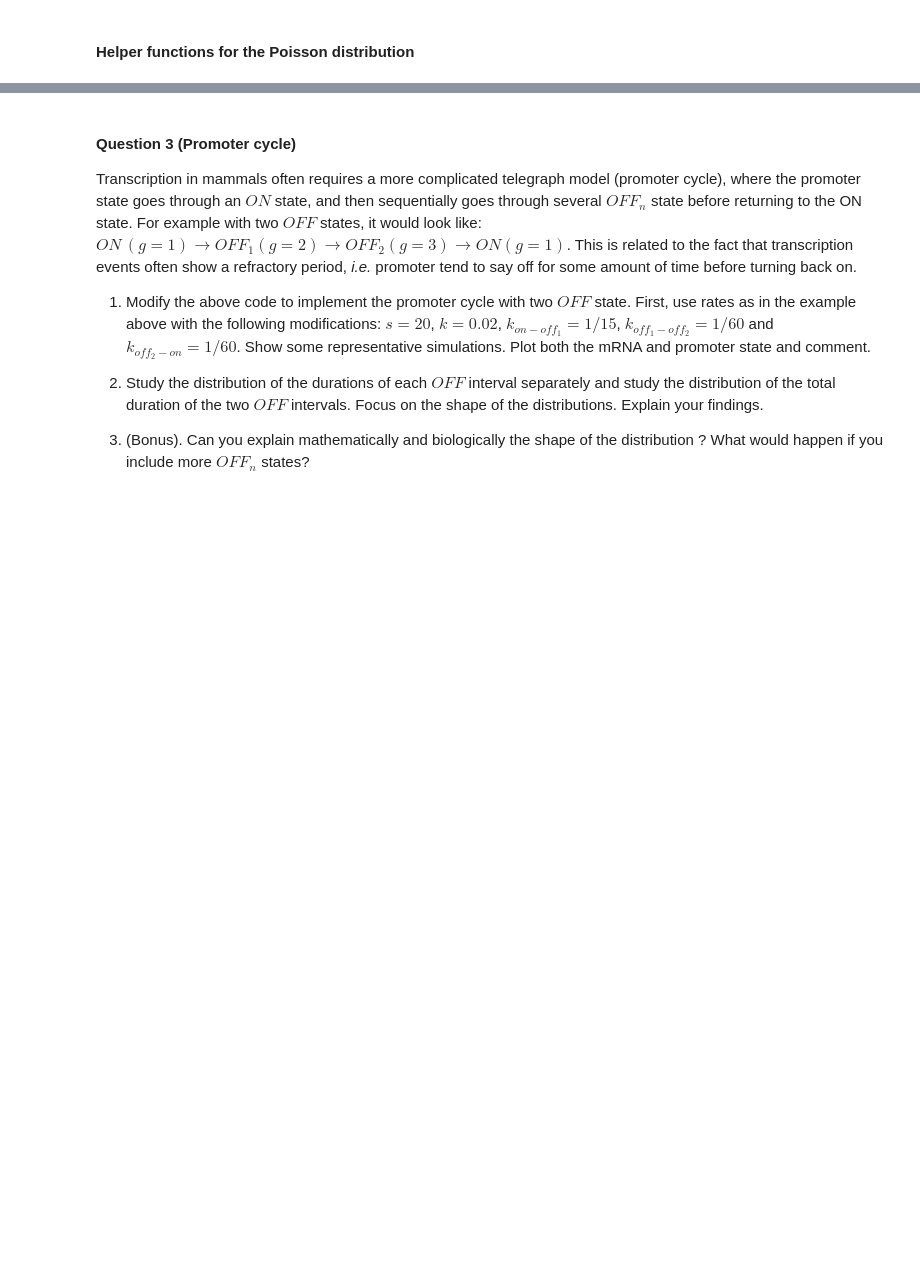
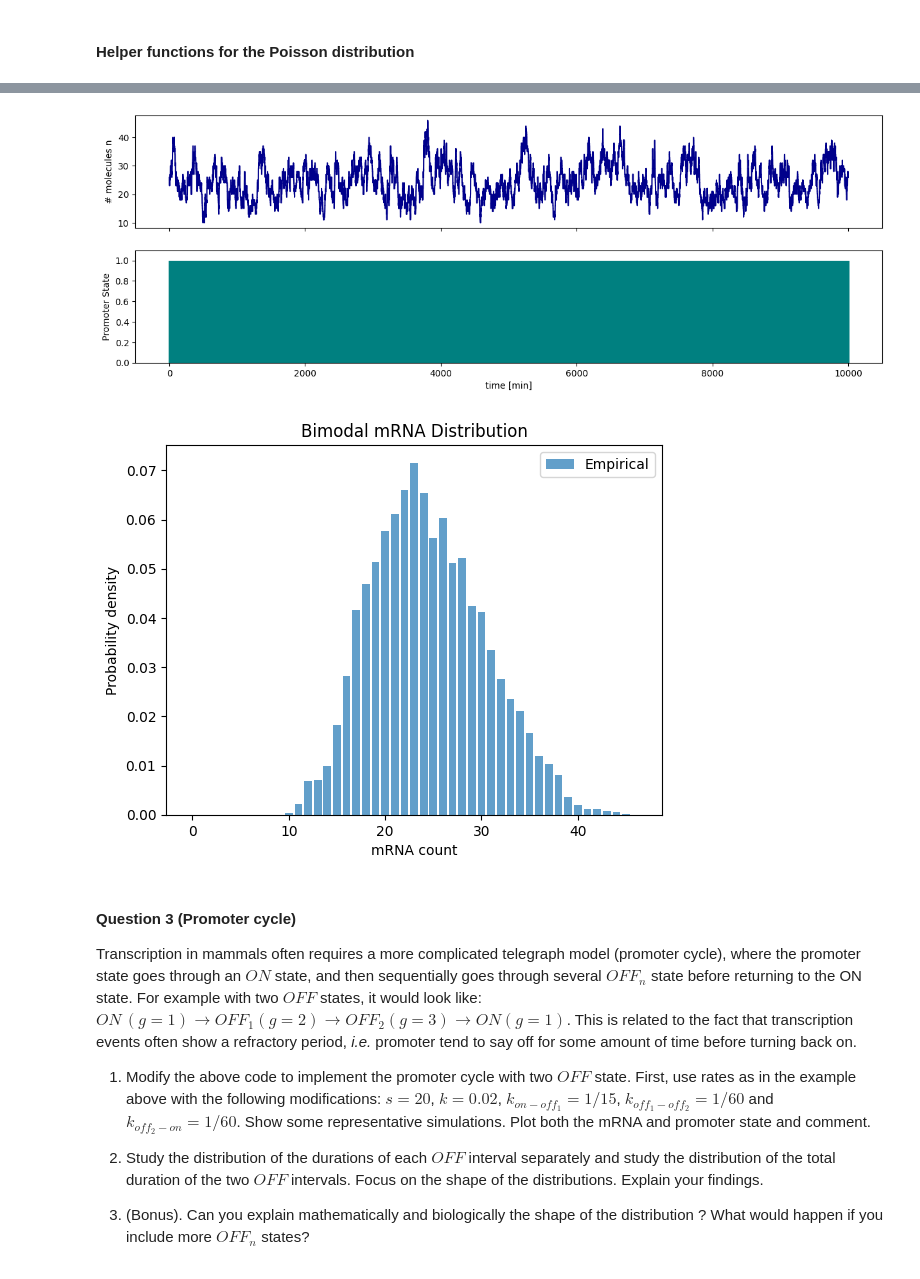
Before and after one commit to NicolasDugave/G2F-ex3, a Jupyter notebook: Exercise_Week10_11_A_Exercises_Maria.ipynb, the cells around one changed output, grey strips where cells are left out. Cells and saved outputs as stored; diff of their text form; code cells hidden in the pictures; blank space fills up the shorter version.

```diff
--- a/Exercise_Week10_11_A_Exercises_Maria.ipynb
+++ b/Exercise_Week10_11_A_Exercises_Maria.ipynb
@@ -400,3 +429,41 @@ parameters = [s, k, k_on, k_off]
+# %%
+#initial conditions for the state (g,n) at time t=0
+g_0 = 1 # Initial promoter state
+DT = 0.1 # min
+#if needed adjust DT so that it makes sense given the timescales of the system (depending on your rates)
+
+#Parameters, these are biologically plausible and should remain so.
+s = 1 # Number of initiations per minute
+k = 0.02 # Degradation rate
+k_off = 1/2 #Switching off rate, unit min^-1, t_on = 1/k_off
+k_on  = 1/2 # Switching on rate, unit min^-1, t_off = 1/k_on
+
+t_on = 1/k_off
+t_off = 1/k_on
+p_on = t_on/(t_on+t_off)
+
+n_0=s/k * p_on
+
+t_end = 10000 # Total simulation time in minutes, adjust if needed
+
+parameters = [s, k, k_on, k_off]
+
+n2, g2, t2 = run_gillespie_telegraph(n_0, g_0, parameters, t_end, DT)
+plot_gillespie_telegraph(n2, g2, t2)
+
+int_list = [int(x) for x in n2]
+
+# Plot the empirical histogram
+counts, bins = np.histogram(n2, bins=range(max(int_list) + 2), density=True)
+plt.bar(bins[:-1], counts, width=0.8, label="Empirical", alpha=0.7)
+plt.xlabel("mRNA count")
+plt.ylabel("Probability density")
+plt.title("Bimodal mRNA Distribution")
+plt.legend()
+plt.show()
+# %% [output]
+[figure, added]
+[figure, added]
 # %% [markdown]
 #### Question 3 (Promoter cycle)
 Transcription in mammals often requires a more complicated telegraph model (promoter cycle), where the promoter state goes through an $ON$ state, and then sequentially goes through several $OFF_n$ state before returning to the ON state. For example with two $OFF$ states, it would look like: $ON\,(g=1)\longrightarrow OFF_1 (g=2) \longrightarrow OFF_2 (g=3) \longrightarrow ON (g=1)$. This is related to the fact that transcription events often show a refractory period, *i.e.* promoter tend to say off for some amount of time before turning back on.
```
Also changed, not shown: parts of 6 cells of this notebook, 1 other file.
